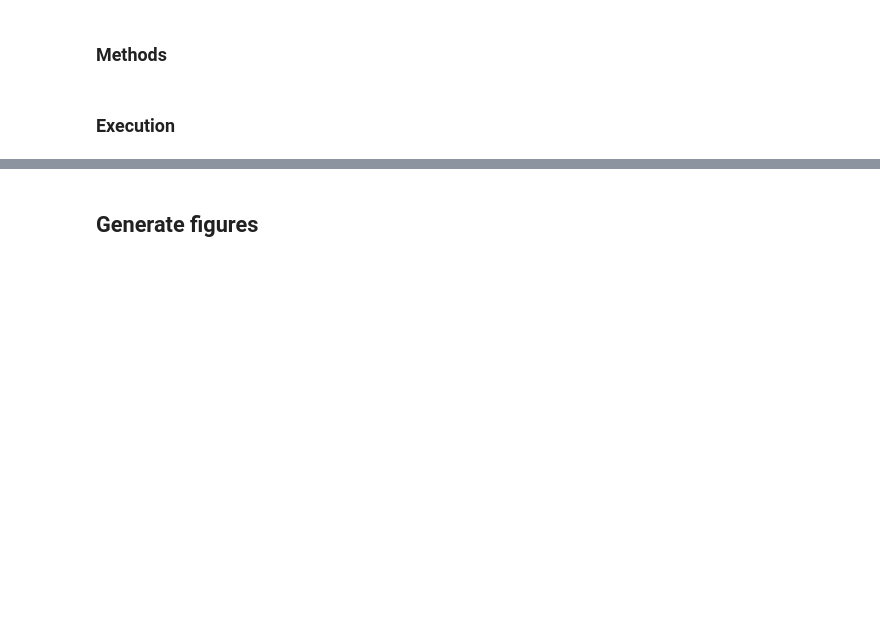
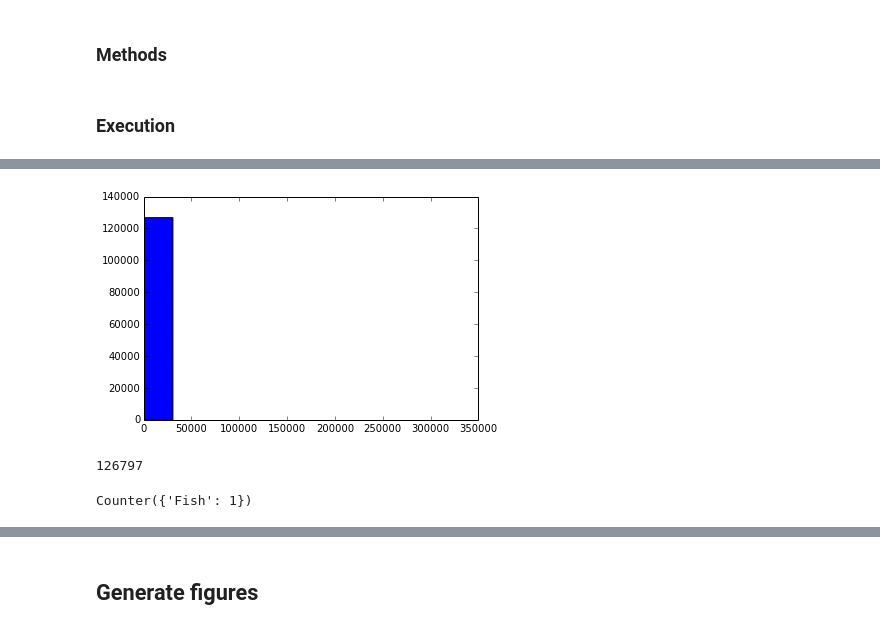
Before and after one commit to erickpeirson/MON, a Jupyter notebook: 20140521 - Revised classification workflow.ipynb, the cells around one changed output, grey strips where cells are left out. Drawn from its saved outputs; the diff is of its cells as text; code cells hidden in the pictures; blank space fills up the shorter version.

```diff
--- a/20140521 - Revised classification workflow.ipynb
+++ b/20140521 - Revised classification workflow.ipynb
@@ -367,0 +420,2 @@ for pap in aslist:
+# %%
+all_sentences = [ sent for abst in processed_abstracts.values() for sent in abst ]
@@ -367,0 +424,23 @@ for pap in aslist:
+# %%
+phrases = Phrases(all_sentences)
+# %%
+all_sentences_phrased = { k:[ phrases[sent] for sent in abst ] for k,abst in processed_abstracts.iteritems() }
+# %%
+wordcounts_by_paper = {}
+global_counts = Counter()
+for k,sentences in all_sentences_phrased.iteritems():
+    counts = Counter()
+    for sent in sentences:
+        for word in sent:
+            counts[word] += 1
+            global_counts[word] += 1
+    wordcounts_by_paper[k] = counts
+# %%
+plt.hist(global_counts.values())
+plt.show()
+# %% [output]
+[figure, added]
+# %%
+len(global_counts)
+# %% [output]
+126797
@@ -367,0 +456,4 @@ for pap in aslist:
+# %%
+taxa_in_paper[aslist[0].uri]
+# %% [output]
+Counter({'Fish': 1})
```
Also changed, not shown: parts of 41 cells of this notebook, 28 other files.
